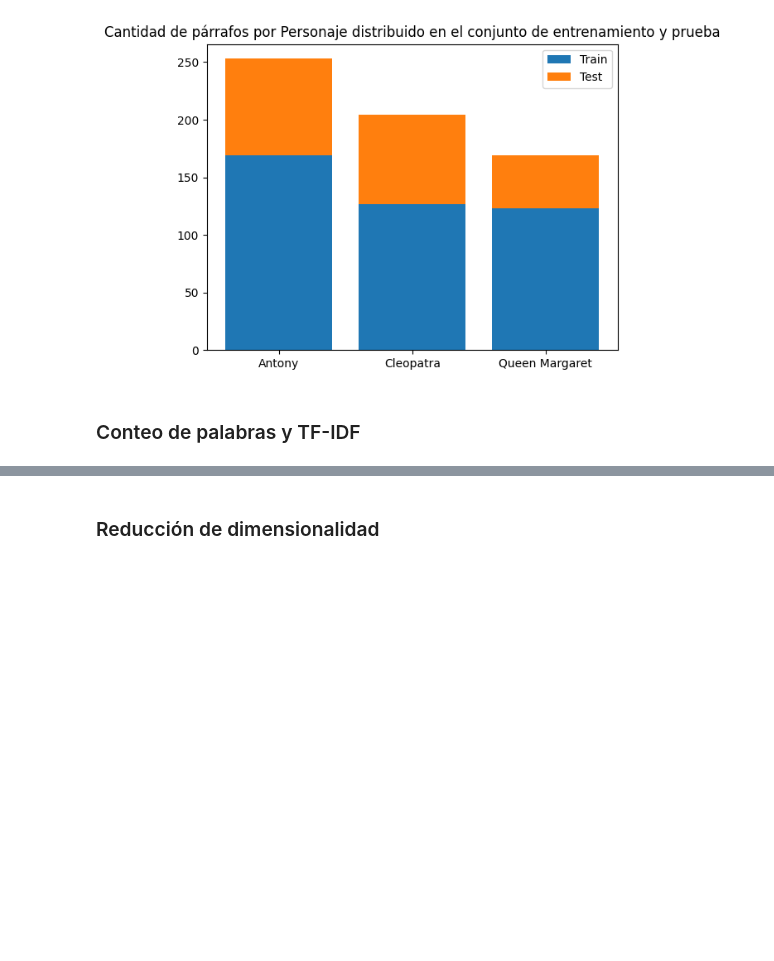
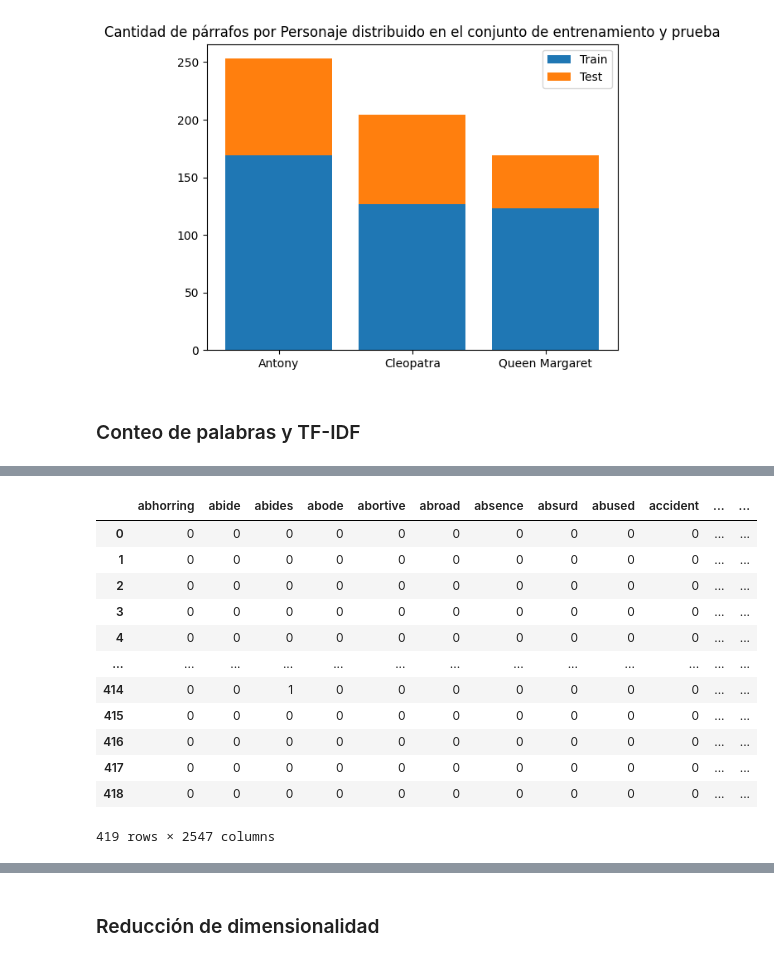
Before and after one commit to MariaEugenia/IntroCD, a Jupyter notebook: Tarea_2/shakespeare_tarea_2.ipynb, the cells around one changed output, grey strips where cells are left out. Cells and saved outputs as stored; diff of their text form; code cells hidden in the pictures; blank space fills up the shorter version.

```diff
--- a/Tarea_2/shakespeare_tarea_2.ipynb
+++ b/Tarea_2/shakespeare_tarea_2.ipynb
@@ -211,3 +226,21 @@ X_train_counts
+# %%
+vocabulary = count_vect.get_feature_names_out()
+bow = pd.DataFrame(X_train_counts.toarray(), columns=vocabulary)
+bow
+# %% [output]
+|  | abhorring | abide | abides | abode | abortive | abroad | absence | absurd | abused | accident | ... | ... |
+| 0 | 0 | 0 | 0 | 0 | 0 | 0 | 0 | 0 | 0 | 0 | ... | ... |
+| 1 | 0 | 0 | 0 | 0 | 0 | 0 | 0 | 0 | 0 | 0 | ... | ... |
+| 2 | 0 | 0 | 0 | 0 | 0 | 0 | 0 | 0 | 0 | 0 | ... | ... |
+| 3 | 0 | 0 | 0 | 0 | 0 | 0 | 0 | 0 | 0 | 0 | ... | ... |
+| 4 | 0 | 0 | 0 | 0 | 0 | 0 | 0 | 0 | 0 | 0 | ... | ... |
+| ... | ... | ... | ... | ... | ... | ... | ... | ... | ... | ... | ... | ... |
+| 414 | 0 | 0 | 1 | 0 | 0 | 0 | 0 | 0 | 0 | 0 | ... | ... |
+| 415 | 0 | 0 | 0 | 0 | 0 | 0 | 0 | 0 | 0 | 0 | ... | ... |
+| 416 | 0 | 0 | 0 | 0 | 0 | 0 | 0 | 0 | 0 | 0 | ... | ... |
+| 417 | 0 | 0 | 0 | 0 | 0 | 0 | 0 | 0 | 0 | 0 | ... | ... |
+| 418 | 0 | 0 | 0 | 0 | 0 | 0 | 0 | 0 | 0 | 0 | ... | ... |
+419 rows × 2547 columns
 # %%
 tf_idf = TfidfTransformer(use_idf=False)
 X_train_tf = tf_idf.fit_transform(X_train_counts)
```
Also changed, not shown: parts of 13 cells of this notebook.
